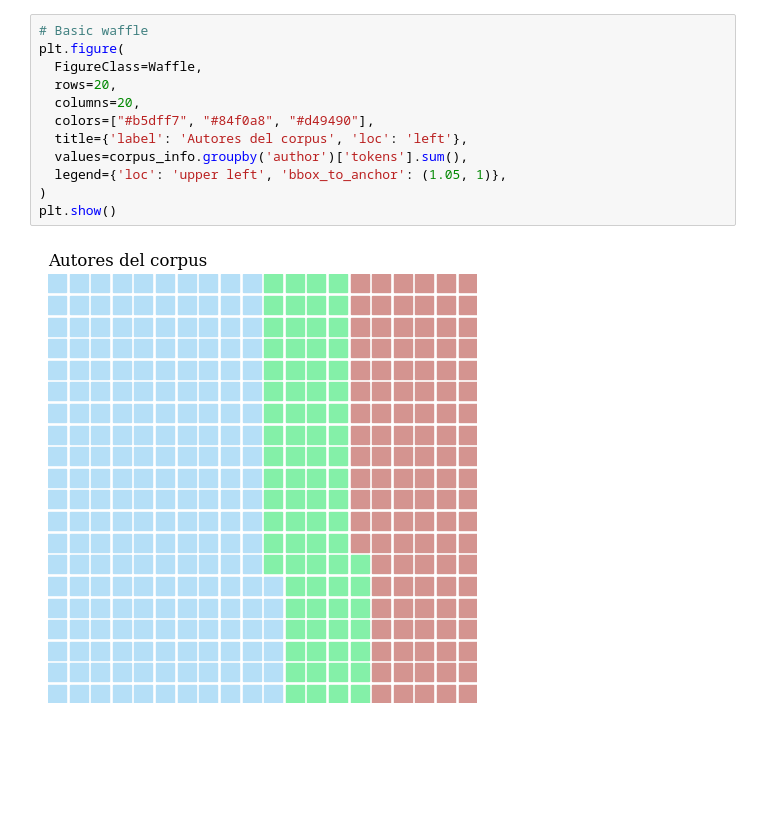
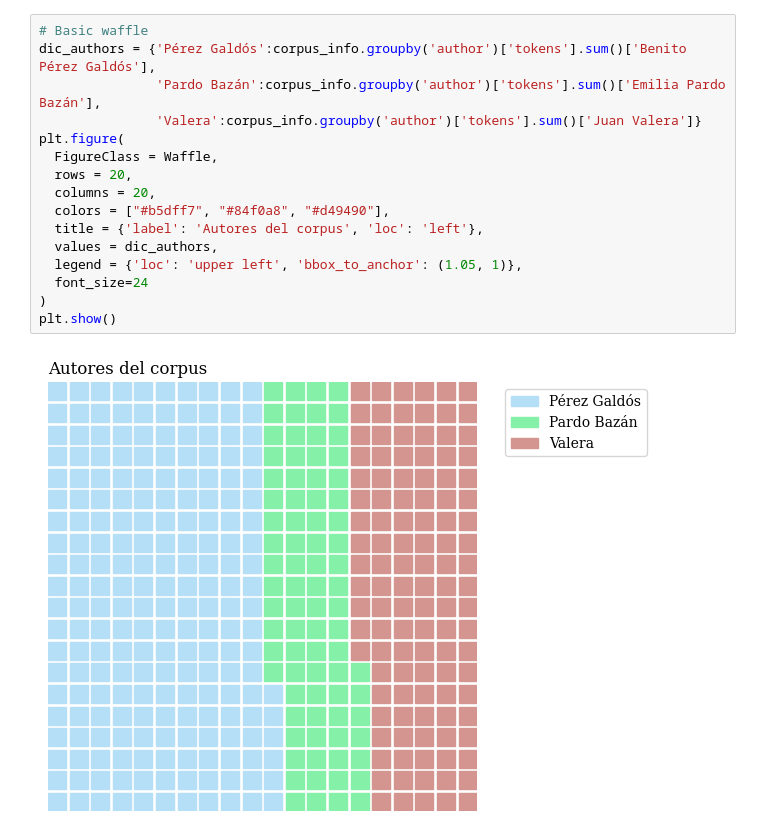
Before and after one commit to RaimundoRobotica/Stylometry, a Jupyter notebook: notebooks/plot.ipynb, the cells around one changed output. Cells and saved outputs as stored; diff of their text form; blank space fills up the shorter version.

```diff
--- a/notebooks/plot.ipynb
+++ b/notebooks/plot.ipynb
@@ -118,14 +207,18 @@ corpus_info
 # %%
 # Basic waffle
+dic_authors = {'Pérez Galdós':corpus_info.groupby('author')['tokens'].sum()['Benito Pérez Galdós'],
+               'Pardo Bazán':corpus_info.groupby('author')['tokens'].sum()['Emilia Pardo Bazán'],
+               'Valera':corpus_info.groupby('author')['tokens'].sum()['Juan Valera']}
 plt.figure(
-  FigureClass=Waffle,
-  rows=20,
-  columns=20,
-  colors=["#b5dff7", "#84f0a8", "#d49490"],
-  title={'label': 'Autores del corpus', 'loc': 'left'},
-  values=corpus_info.groupby('author')['tokens'].sum(),
-  legend={'loc': 'upper left', 'bbox_to_anchor': (1.05, 1)},
+  FigureClass = Waffle,
+  rows = 20,
+  columns = 20,
+  colors = ["#b5dff7", "#84f0a8", "#d49490"],
+  title = {'label': 'Autores del corpus', 'loc': 'left'},
+  values = dic_authors,
+  legend = {'loc': 'upper left', 'bbox_to_anchor': (1.05, 1)},
+  font_size=24
 )
 plt.show()
 # %% [output]
-[figure, old version]
+[figure, new version]
```
Also changed, not shown: parts of 22 cells of this notebook, 32 other files.
